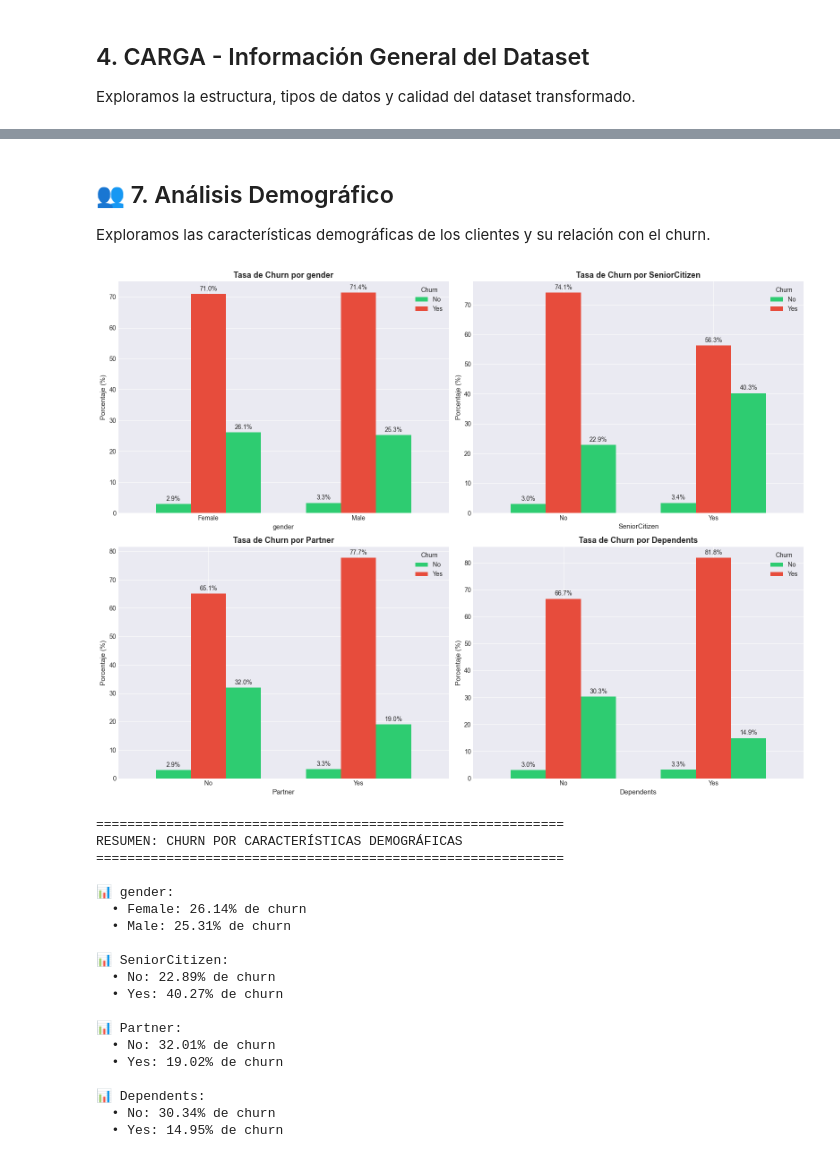
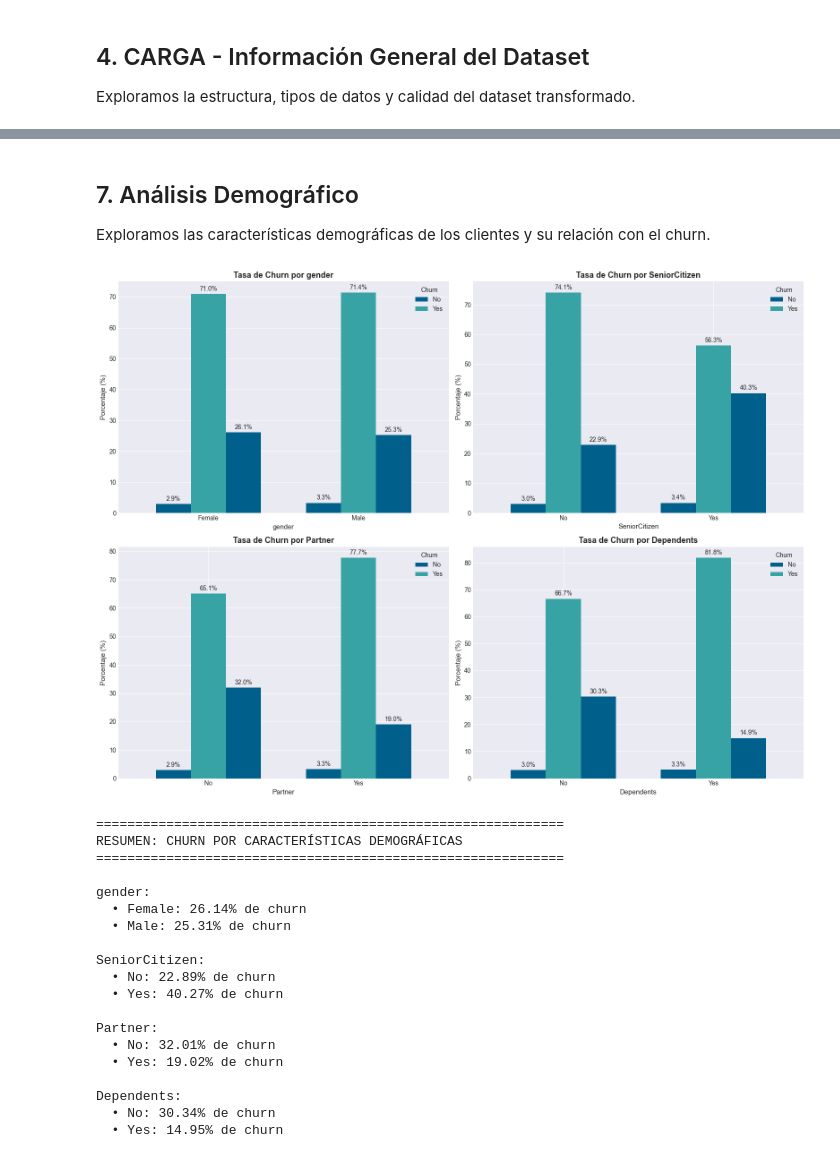
Before and after one commit to LenninTemoche/Challenge-TelecomX-Alura-One-DS, a Jupyter notebook: TelecomX_ETL.ipynb, the cells around one changed output, grey strips where cells are left out. Cells and saved outputs as stored; diff of their text form; code cells hidden in the pictures.

Commit message:
se mejora análisis y tratamientode datos

```diff
--- a/TelecomX_ETL.ipynb
+++ b/TelecomX_ETL.ipynb
@@ -74,12 +74,12 @@ color_no_churn = '#2C3E50'  # Azul oscuro elegante
 color_churn = '#E74C3C'     # Rojo elegante
 
 color_palette = [
-    '#2C3E50',  # Azul oscuro
-    '#E74C3C',  # Rojo elegante
-    '#3498DB',  # Azul medio
-    '#95A5A6',  # Gris claro
-    '#34495E',  # Azul grisáceo
-    '#E67E22'   # Naranja elegante
+  '#F8F9FA', # Fondo Limpio (Ghost White)
+  '#E9ECEF', # Bordes/Secciones (Slate Gray)
+  '#22577A', # Títulos/Estructura (Dark Imperial Blue)
+  '#38A3A5', # Procesos activos (Cadet Blue)
+  '#57CC99', # Éxito/Validación (Emerald)
+  '#80ED99'  # Acentos ligeros (Light Green)
 ]
 
 sns.set_palette(color_palette)
@@ -400,26 +331,0 @@ Charges.Total             11        0.151369
-# %%
-# Convertir tipos de datos apropiadamente
-print(' Convirtiendo tipos de datos...')
-
-# Convertir SeniorCitizen a categórico
-df['SeniorCitizen'] = df['SeniorCitizen'].map({0: 'No', 1: 'Yes'})
-
-# Convertir TotalCharges a numérico (puede tener espacios en blanco)
-df['Charges.Total'] = pd.to_numeric(df['Charges.Total'], errors='coerce')
-
-# Convertir MonthlyCharges a numérico
-df['Charges.Monthly'] = pd.to_numeric(df['Charges.Monthly'], errors='coerce')
-
-# Convertir tenure a entero
-df['tenure'] = pd.to_numeric(df['tenure'], errors='coerce').astype('Int64')
-
-print('✅ Tipos de datos convertidos correctamente')
-
-# Manejar valores nulos en TotalCharges (si existen)
-if df['Charges.Total'].isnull().sum() > 0:
-    print(f'\n⚠️  Valores nulos en TotalCharges: {df["Charges.Total"].isnull().sum()}')
-    # Imputar con 0 para clientes nuevos (tenure = 0)
-    df['Charges.Total'].fillna(0, inplace=True)
-    print('✅ Valores nulos imputados con 0')
-
-print('\n✅ Limpieza de datos completada')
@@ -509,5 +701,5 @@ ANÁLISIS DE CHURN
 # %% [markdown]
-## 👥 7. Análisis Demográfico
+## 7. Análisis Demográfico
 
 Exploramos las características demográficas de los clientes y su relación con el churn.
 # %%
@@ -519,53 +711,53 @@ fig, axes = plt.subplots(2, 2, figsize=(16, 12))
 axes = axes.ravel()
 
 for idx, var in enumerate(demographic_vars):
     # Calcular proporciones de churn por categoría
     churn_by_var = pd.crosstab(df[var], df['Churn'], normalize='index') * 100
 
     # Gráfico de barras agrupadas
-    churn_by_var.plot(kind='bar', ax=axes[idx], color=['#2ecc71', '#e74c3c'], width=0.7)
+    churn_by_var.plot(kind='bar', ax=axes[idx], color=['#005f8b', '#38A3A5'], width=0.7)
     axes[idx].set_title(f'Tasa de Churn por {var}', fontsize=13, fontweight='bold')
     axes[idx].set_xlabel(var, fontsize=11)
     axes[idx].set_ylabel('Porcentaje (%)', fontsize=11)
     axes[idx].legend(title='Churn', labels=['No', 'Yes'])
     axes[idx].set_xticklabels(axes[idx].get_xticklabels(), rotation=0)
 
     # Agregar valores en las barras
     for container in axes[idx].containers:
         axes[idx].bar_label(container, fmt='%.1f%%', padding=3)
 
 plt.tight_layout()
 plt.savefig('imgs/02_analisis_demografico.png', dpi=300, bbox_inches='tight')
 plt.show()
 
 # Resumen estadístico
 print('='*60)
 print('RESUMEN: CHURN POR CARACTERÍSTICAS DEMOGRÁFICAS')
 print('='*60)
 for var in demographic_vars:
     churn_rate = df.groupby(var)['Churn'].apply(lambda x: (x == 'Yes').sum() / len(x) * 100)
-    print(f'\n📊 {var}:')
+    print(f'\n{var}:')
     for category, rate in churn_rate.items():
         print(f'  • {category}: {rate:.2f}% de churn')
 # %% [output]
-[figure, old version]
+[figure, new version]
 ============================================================
 RESUMEN: CHURN POR CARACTERÍSTICAS DEMOGRÁFICAS
 ============================================================
 
-📊 gender:
+gender:
   • Female: 26.14% de churn
   • Male: 25.31% de churn
 
-📊 SeniorCitizen:
+SeniorCitizen:
   • No: 22.89% de churn
   • Yes: 40.27% de churn
 
-📊 Partner:
+Partner:
   • No: 32.01% de churn
   • Yes: 19.02% de churn
 
-📊 Dependents:
+Dependents:
   • No: 30.34% de churn
   • Yes: 14.95% de churn
 # %% [markdown]
```
Also changed, not shown: parts of 32 cells of this notebook, 6 other files.
